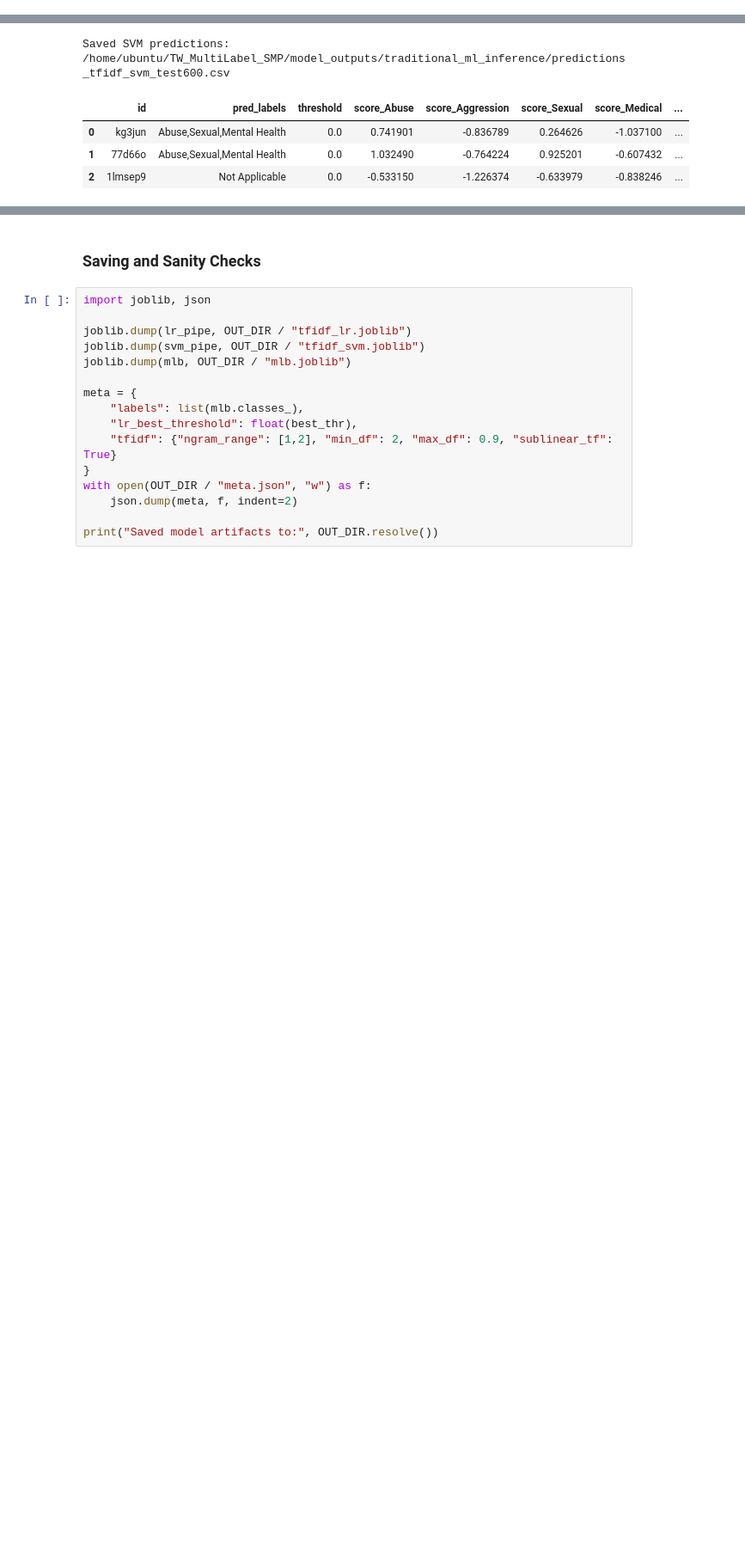
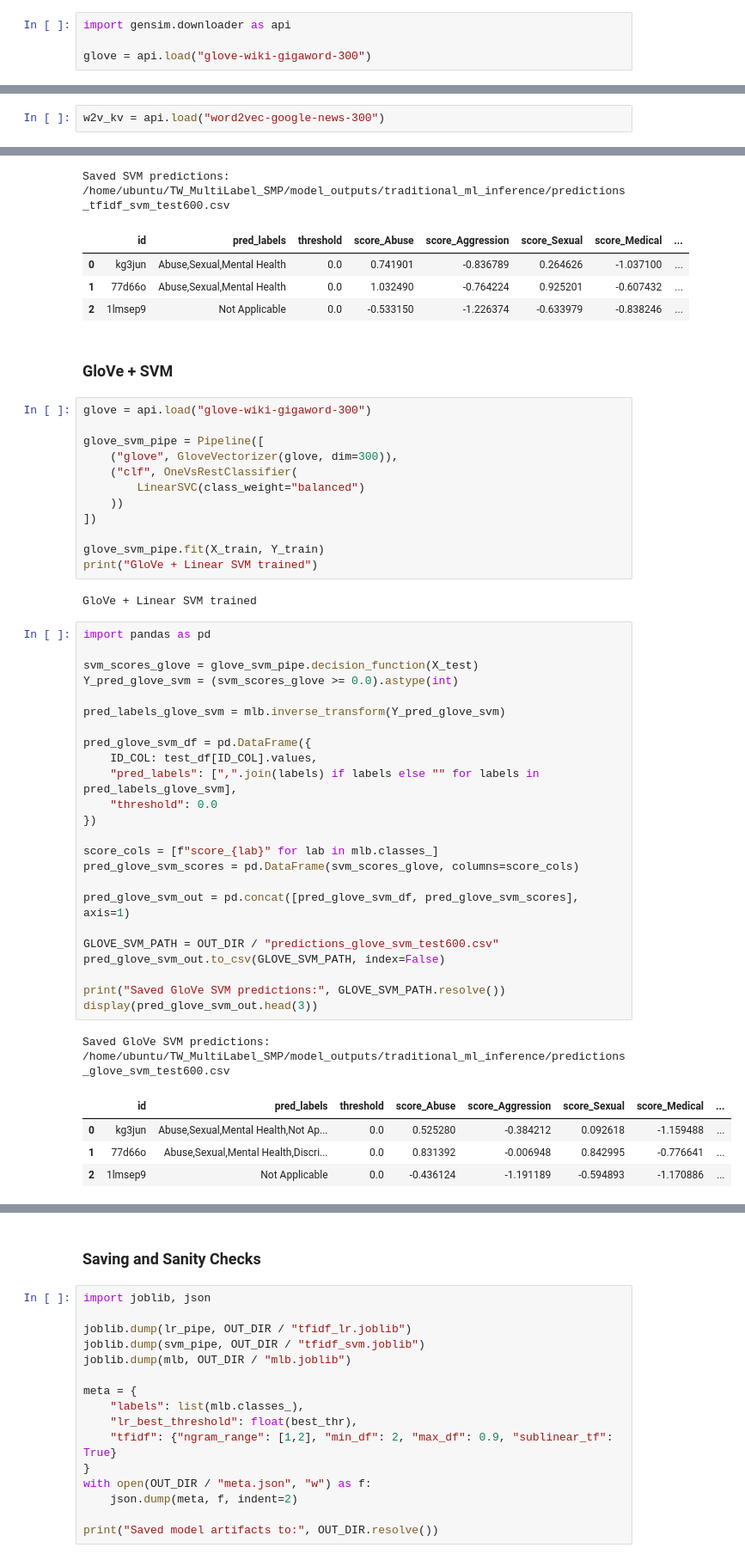
Before and after one commit to ShirleneRose/TriggerWarnings, a Jupyter notebook: jupyter-notebooks/model_evaluations.ipynb, the cells around one changed output, grey strips where cells are left out. Shown at 86% size. Drawn from its saved outputs; the diff is of its cells as text; blank space fills up the shorter version.

Commit message:
GloVe and Word2Vec results

```diff
--- a/jupyter-notebooks/model_evaluations.ipynb
+++ b/jupyter-notebooks/model_evaluations.ipynb
@@ -99,0 +111,4 @@ Train split: (3995,) Val split: (999,)
+# %%
+import gensim.downloader as api
+
+glove = api.load("glove-wiki-gigaword-300")
@@ -99,0 +134,2 @@ Train split: (3995,) Val split: (999,)
+# %%
+w2v_kv = api.load("word2vec-google-news-300")
@@ -230,3 +289,49 @@ Saved SVM predictions: /home/ubuntu/TW_MultiLabel_SMP/model_outputs/traditional_
 | 0 | kg3jun | Abuse,Sexual,Mental Health | 0.0 | 0.741901 | -0.836789 | 0.264626 | -1.037100 | ... |
 | 1 | 77d66o | Abuse,Sexual,Mental Health | 0.0 | 1.032490 | -0.764224 | 0.925201 | -0.607432 | ... |
 | 2 | 1lmsep9 | Not Applicable | 0.0 | -0.533150 | -1.226374 | -0.633979 | -0.838246 | ... |
+# %% [markdown]
+### GloVe + SVM
+# %%
+glove = api.load("glove-wiki-gigaword-300")
+
+glove_svm_pipe = Pipeline([
+    ("glove", GloveVectorizer(glove, dim=300)),
+    ("clf", OneVsRestClassifier(
+        LinearSVC(class_weight="balanced")
+    ))
+])
+
+glove_svm_pipe.fit(X_train, Y_train)
+print("GloVe + Linear SVM trained")
+# %% [output]
+GloVe + Linear SVM trained
+# %%
+import pandas as pd
+
+svm_scores_glove = glove_svm_pipe.decision_function(X_test)
+Y_pred_glove_svm = (svm_scores_glove >= 0.0).astype(int)
+
+pred_labels_glove_svm = mlb.inverse_transform(Y_pred_glove_svm)
+
+pred_glove_svm_df = pd.DataFrame({
+    ID_COL: test_df[ID_COL].values,
+    "pred_labels": [",".join(labels) if labels else "" for labels in pred_labels_glove_svm],
+    "threshold": 0.0
+})
+
+score_cols = [f"score_{lab}" for lab in mlb.classes_]
+pred_glove_svm_scores = pd.DataFrame(svm_scores_glove, columns=score_cols)
+
+pred_glove_svm_out = pd.concat([pred_glove_svm_df, pred_glove_svm_scores], axis=1)
+
+GLOVE_SVM_PATH = OUT_DIR / "predictions_glove_svm_test600.csv"
+pred_glove_svm_out.to_csv(GLOVE_SVM_PATH, index=False)
+
+print("Saved GloVe SVM predictions:", GLOVE_SVM_PATH.resolve())
+display(pred_glove_svm_out.head(3))
+# %% [output]
+Saved GloVe SVM predictions: /home/ubuntu/TW_MultiLabel_SMP/model_outputs/traditional_ml_inference/predictions_glove_svm_test600.csv
+|  | id | pred_labels | threshold | score_Abuse | score_Aggression | score_Sexual | score_Medical | ... |
+| 0 | kg3jun | Abuse,Sexual,Mental Health,Not Ap... | 0.0 | 0.525280 | -0.384212 | 0.092618 | -1.159488 | ... |
+| 1 | 77d66o | Abuse,Sexual,Mental Health,Discri... | 0.0 | 0.831392 | -0.006948 | 0.842995 | -0.776641 | ... |
+| 2 | 1lmsep9 | Not Applicable | 0.0 | -0.436124 | -1.191189 | -0.594893 | -1.170886 | ... |
```
Also changed, not shown: parts of 26 cells of this notebook, 4 other files.
